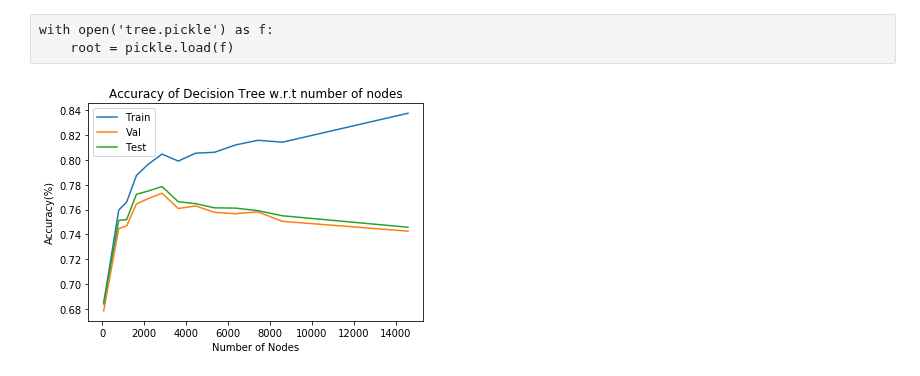
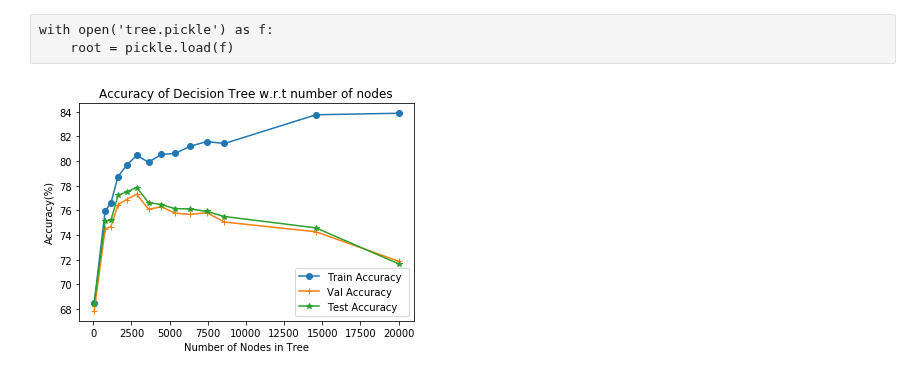
Before and after one commit to agarwal-ayushi/Machine-Learning-Assignments, a Jupyter notebook: Assignment3/partA/ques1a_multiDepth.ipynb, the cells around one changed output. Saved outputs shown, nothing was run; the diff lists cells and outputs as text; code cells hidden in the pictures.

```diff
--- a/Assignment3/partA/ques1a_multiDepth.ipynb
+++ b/Assignment3/partA/ques1a_multiDepth.ipynb
@@ -238,7 +238,7 @@ nodes = []
 time_taken = []
 train_acc=[]; val_acc= []; test_acc = []
 
-depth = [5, 10, 11, 12, 13, 14, 15, 16, 17, 18, 19, 20, 25]
+depth = [5, 10, 11, 12, 13, 14, 15, 16, 17, 18, 19, 20, 25, float("inf")]
 
 for d in depth:
     start = time.time()
@@ -276,18 +277,25 @@ with open('tree.pickle', 'wb') as f:
 # %% [raw]
 with open('tree.pickle') as f:
     root = pickle.load(f)
+# %%
+train_acc= [x*100 for x in train_acc]
+val_acc = [x*100 for x in val_acc]
+test_acc = [x*100 for x in test_acc]
 # %%
 %matplotlib inline
 import matplotlib.pyplot as plt
 
-plt.plot(nodes, train_acc, label='Train')
-plt.plot(nodes, val_acc, label='Val')
-plt.plot(nodes, test_acc, label='Test')
-plt.xlabel("Number of Nodes")
+plt.plot(nodes, train_acc, marker='o', label='Train Accuracy ')
+plt.plot(nodes, val_acc, marker='+', label='Val Accuracy')
+plt.plot(nodes, test_acc, marker='*', label='Test Accuracy')
+plt.xlabel("Number of Nodes in Tree")
 plt.ylabel("Accuracy(%)")
 plt.title("Accuracy of Decision Tree w.r.t number of nodes")
+#plt.arrow(18000, 0.73, 15, 0.11, length_includes_head=True, head_width=0.001, head_length=0.0011)
+
 #plt.plot(nodes, depth)
 plt.legend()
-plt.savefig("depth_accuracy1.png", dpi=1000, bbox_inches='tight')
+#plt.savefig("plots/depth_accuracy_final.png", dpi=1000, bbox_inches='tight')
+#plt.show()
 # %% [output]
-[figure, old version]
+[figure, new version]
```
Also changed, not shown: parts of 3 cells of this notebook, 7 other files.
